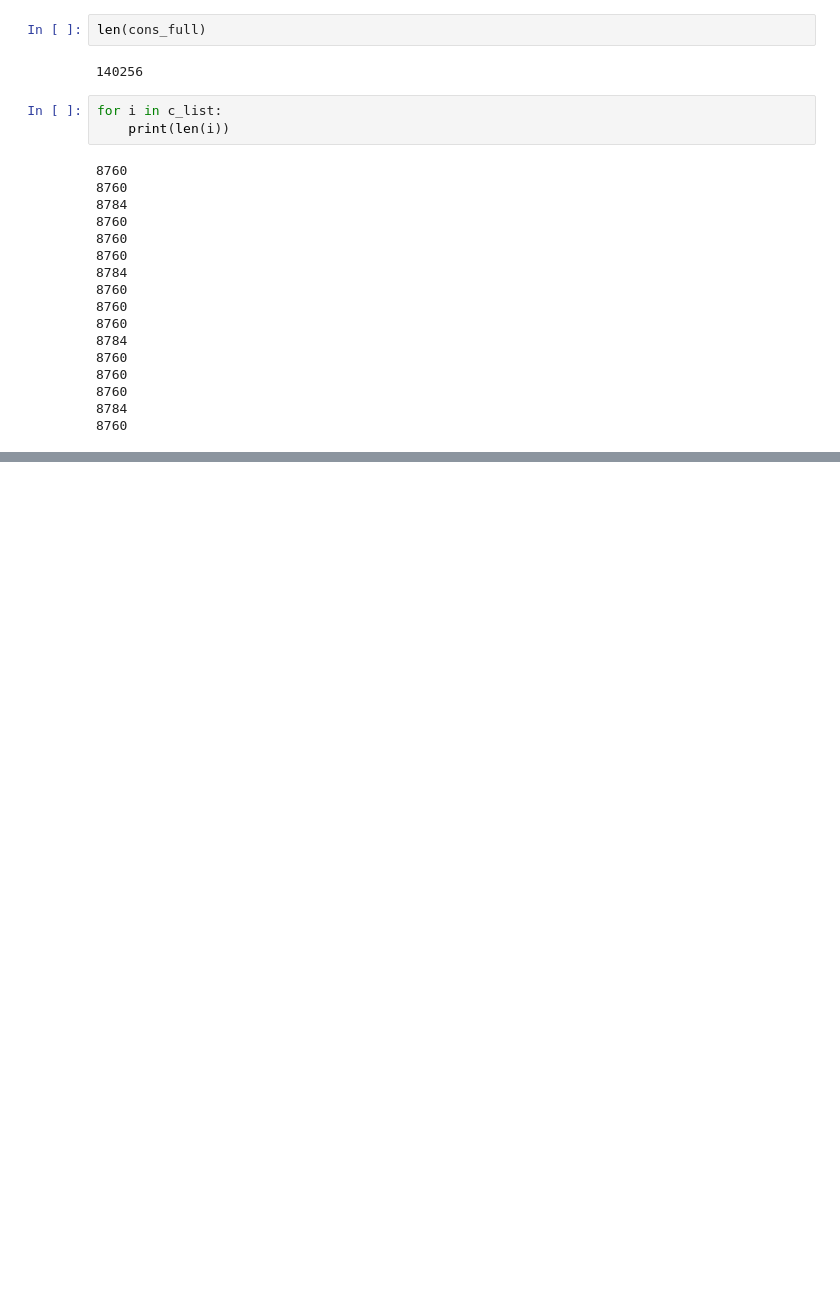
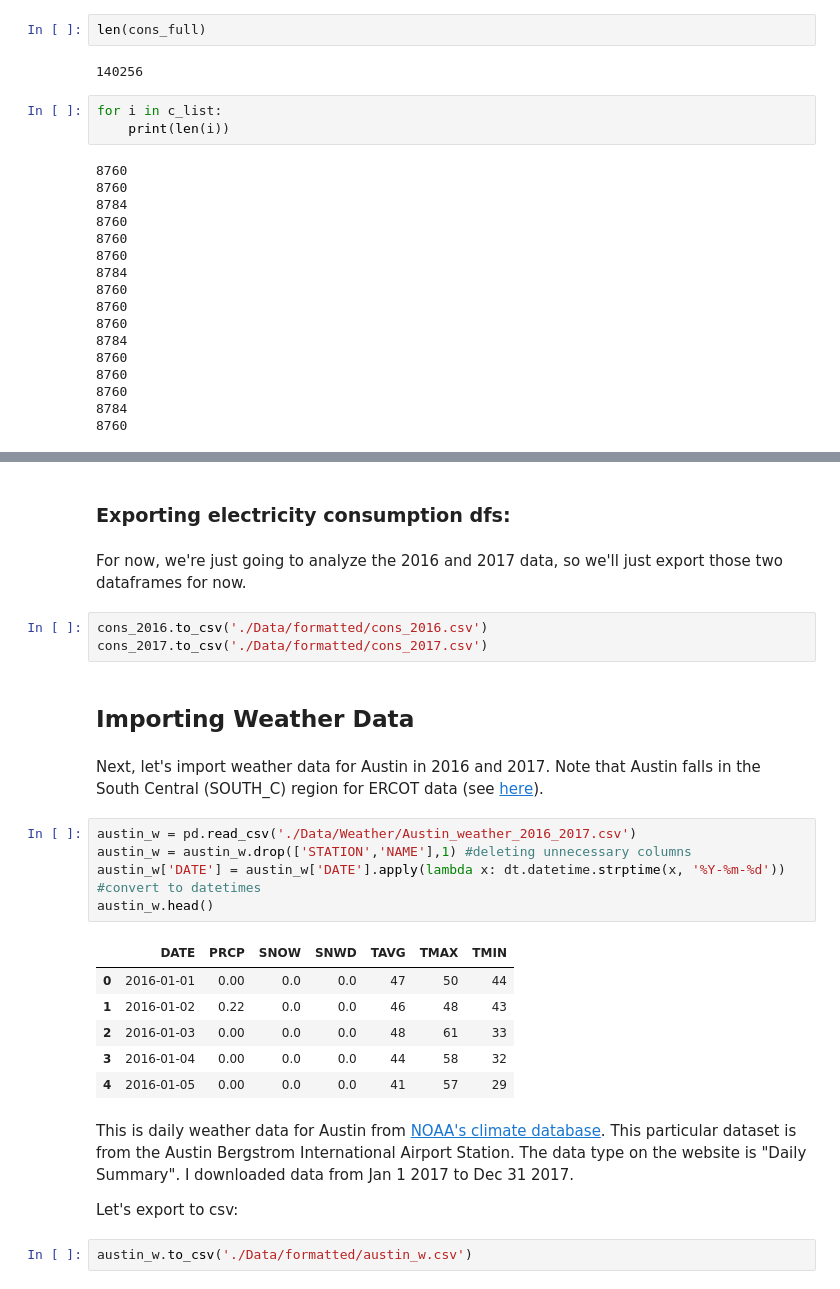
Before and after one commit to ewoodbury/dss-electrical-grid, a Jupyter notebook: 01 - Importing Data.ipynb, the cells around one changed output, grey strips where cells are left out. Cells and saved outputs as stored; diff of their text form; blank space fills up the shorter version.

```diff
--- a/01 - Importing Data.ipynb
+++ b/01 - Importing Data.ipynb
@@ -190,0 +168,29 @@ cons_2017.to_csv('cons_2017.csv')
+# %% [markdown]
+### Exporting electricity consumption dfs:
+# %% [markdown]
+For now, we're just going to analyze the 2016 and 2017 data, so we'll just export those two dataframes for now.
+# %%
+cons_2016.to_csv('./Data/formatted/cons_2016.csv')
+cons_2017.to_csv('./Data/formatted/cons_2017.csv')
+# %% [markdown]
+## Importing Weather Data
+# %% [markdown]
+Next, let's import weather data for Austin in 2016 and 2017. Note that Austin falls in the South Central (SOUTH_C) region for ERCOT data (see [here](http://www.ercot.com/about/weather)).
+# %%
+austin_w = pd.read_csv('./Data/Weather/Austin_weather_2016_2017.csv')
+austin_w = austin_w.drop(['STATION','NAME'],1) #deleting unnecessary columns
+austin_w['DATE'] = austin_w['DATE'].apply(lambda x: dt.datetime.strptime(x, '%Y-%m-%d')) #convert to datetimes
+austin_w.head()
+# %% [output]
+|  | DATE | PRCP | SNOW | SNWD | TAVG | TMAX | TMIN |
+| 0 | 2016-01-01 | 0.00 | 0.0 | 0.0 | 47 | 50 | 44 |
+| 1 | 2016-01-02 | 0.22 | 0.0 | 0.0 | 46 | 48 | 43 |
+| 2 | 2016-01-03 | 0.00 | 0.0 | 0.0 | 48 | 61 | 33 |
+| 3 | 2016-01-04 | 0.00 | 0.0 | 0.0 | 44 | 58 | 32 |
+| 4 | 2016-01-05 | 0.00 | 0.0 | 0.0 | 41 | 57 | 29 |
+# %% [markdown]
+This is daily weather data for Austin from [NOAA's climate database](https://www.ncdc.noaa.gov/cdo-web/search). This particular dataset is from the Austin Bergstrom International Airport Station. The data type on the website is "Daily Summary". I downloaded data from Jan 1 2017 to Dec 31 2017.
+
+Let's export to csv:
+# %%
+austin_w.to_csv('./Data/formatted/austin_w.csv')
```
Also changed, not shown: parts of 4 cells of this notebook, 5 other files.
